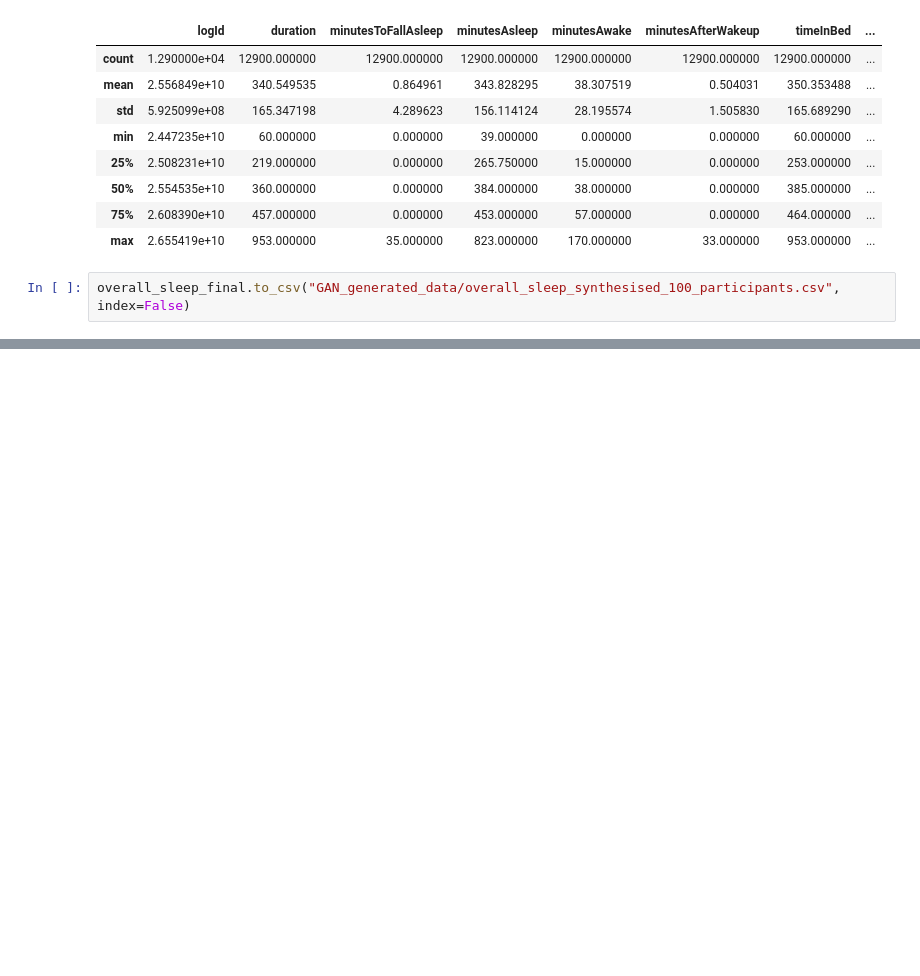
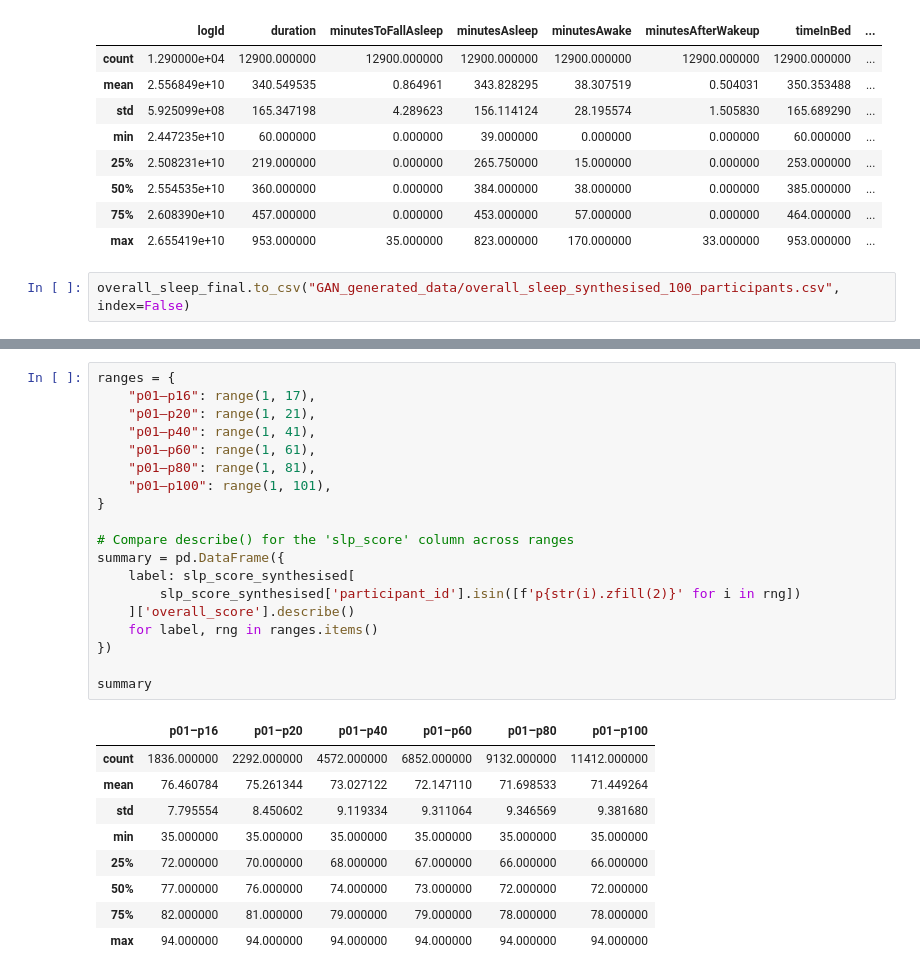
Before and after one commit to Glacierxdd40874/AIHG-Wearable, a Jupyter notebook: data_preprocessing/GAN-testing/GAN_synthesiser.ipynb, the cells around one changed output, grey strips where cells are left out. Saved outputs shown, nothing was run; the diff lists cells and outputs as text; blank space fills up the shorter version.

```diff
--- a/data_preprocessing/GAN-testing/GAN_synthesiser.ipynb
+++ b/data_preprocessing/GAN-testing/GAN_synthesiser.ipynb
@@ -132,0 +196,29 @@ overall_sleep_final.to_csv("GAN_generated_data/overall_sleep_synthesised_100_par
+# %%
+ranges = {
+    "p01–p16": range(1, 17),
+    "p01–p20": range(1, 21),
+    "p01–p40": range(1, 41),
+    "p01–p60": range(1, 61),
+    "p01–p80": range(1, 81),
+    "p01–p100": range(1, 101),
+}
+
+# Compare describe() for the 'slp_score' column across ranges
+summary = pd.DataFrame({
+    label: slp_score_synthesised[
+        slp_score_synthesised['participant_id'].isin([f'p{str(i).zfill(2)}' for i in rng])
+    ]['overall_score'].describe()
+    for label, rng in ranges.items()
+})
+
+summary
+# %% [output]
+|  | p01–p16 | p01–p20 | p01–p40 | p01–p60 | p01–p80 | p01–p100 |
+| count | 1836.000000 | 2292.000000 | 4572.000000 | 6852.000000 | 9132.000000 | 11412.000000 |
+| mean | 76.460784 | 75.261344 | 73.027122 | 72.147110 | 71.698533 | 71.449264 |
+| std | 7.795554 | 8.450602 | 9.119334 | 9.311064 | 9.346569 | 9.381680 |
+| min | 35.000000 | 35.000000 | 35.000000 | 35.000000 | 35.000000 | 35.000000 |
+| 25% | 72.000000 | 70.000000 | 68.000000 | 67.000000 | 66.000000 | 66.000000 |
+| 50% | 77.000000 | 76.000000 | 74.000000 | 73.000000 | 72.000000 | 72.000000 |
+| 75% | 82.000000 | 81.000000 | 79.000000 | 79.000000 | 78.000000 | 78.000000 |
+| max | 94.000000 | 94.000000 | 94.000000 | 94.000000 | 94.000000 | 94.000000 |
```
Also changed, not shown: parts of 11 cells of this notebook.
